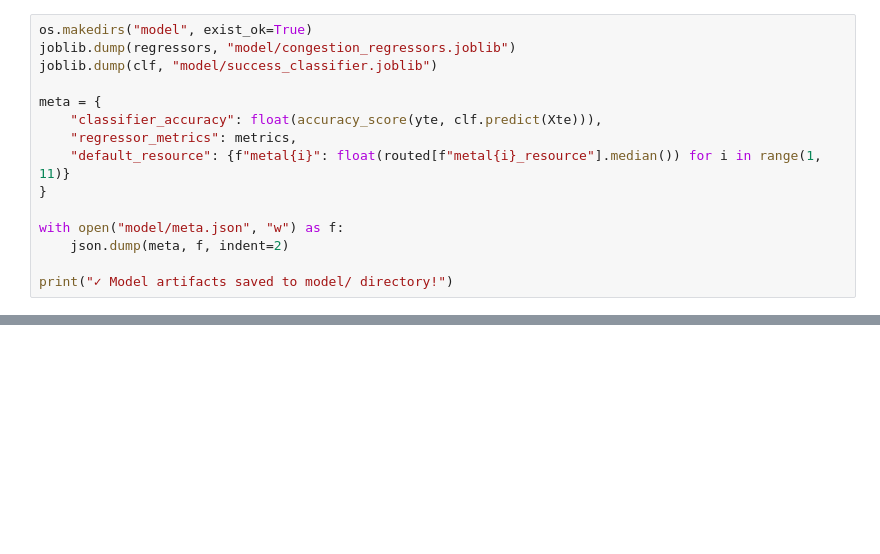
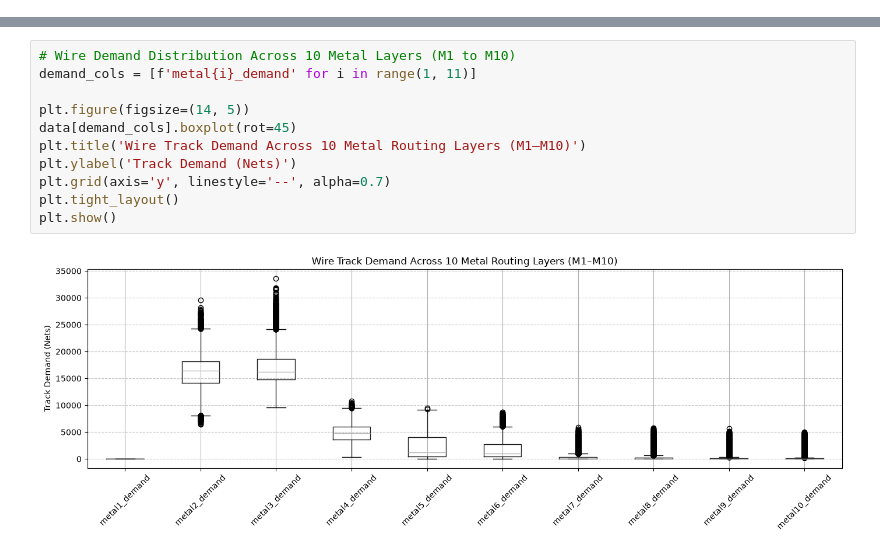
Before and after one commit to AzaanGIT/rv32i-congestion-predictor, a Jupyter notebook: rv32i_congestion_predictor_notebook.ipynb, the cells around one changed output, grey strips where cells are left out. Drawn from its saved outputs; the diff is of its cells as text; blank space fills up the shorter version.

```diff
--- a/rv32i_congestion_predictor_notebook.ipynb
+++ b/rv32i_congestion_predictor_notebook.ipynb
@@ -104,15 +50,0 @@ print(f"  Average R² Score (M1-M10): {avg_r2:.4f}")
-# %%
-os.makedirs("model", exist_ok=True)
-joblib.dump(regressors, "model/congestion_regressors.joblib")
-joblib.dump(clf, "model/success_classifier.joblib")
-
-meta = {
-    "classifier_accuracy": float(accuracy_score(yte, clf.predict(Xte))),
-    "regressor_metrics": metrics,
-    "default_resource": {f"metal{i}": float(routed[f"metal{i}_resource"].median()) for i in range(1, 11)}
-}
-
-with open("model/meta.json", "w") as f:
-    json.dump(meta, f, indent=2)
-
-print("✓ Model artifacts saved to model/ directory!")
@@ -135,0 +144,13 @@ print("Generating public shareable URL via localtunnel...")
+# %%
+# Wire Demand Distribution Across 10 Metal Layers (M1 to M10)
+demand_cols = [f'metal{i}_demand' for i in range(1, 11)]
+
+plt.figure(figsize=(14, 5))
+data[demand_cols].boxplot(rot=45)
+plt.title('Wire Track Demand Across 10 Metal Routing Layers (M1–M10)')
+plt.ylabel('Track Demand (Nets)')
+plt.grid(axis='y', linestyle='--', alpha=0.7)
+plt.tight_layout()
+plt.show()
+# %% [output]
+[figure, added]
```
Also changed, not shown: parts of 32 cells of this notebook.
